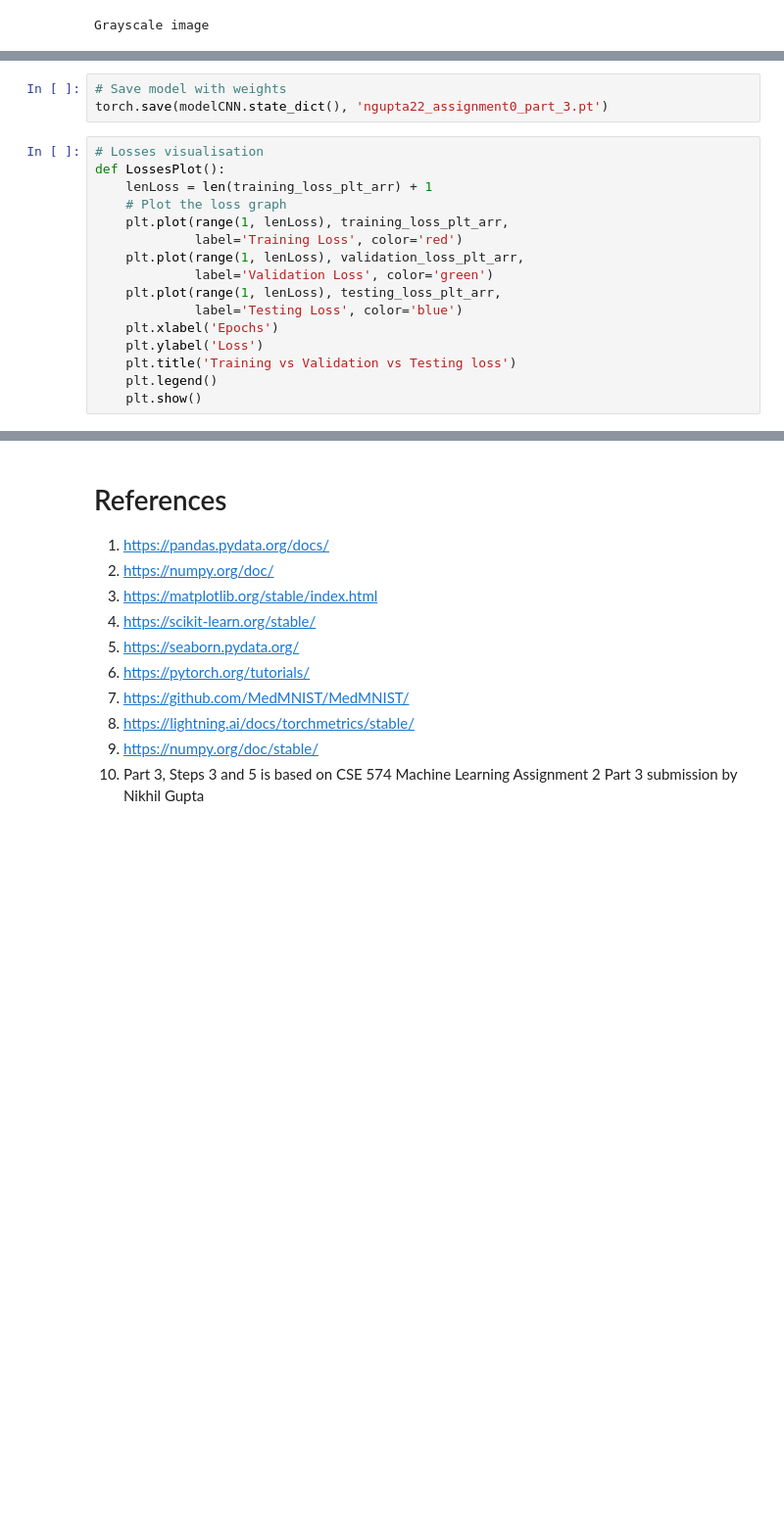
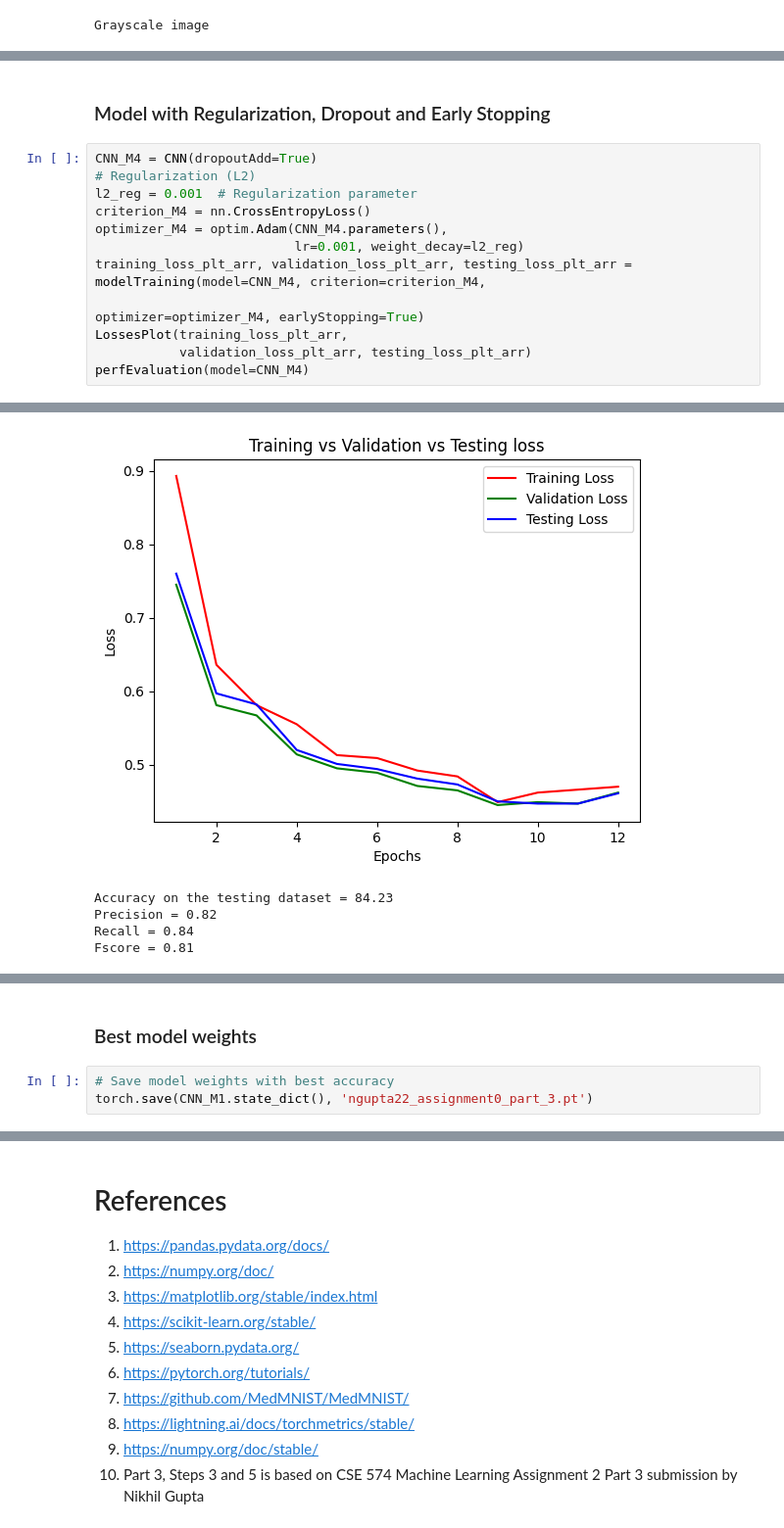
Before and after one commit to UBCSE-ngupta22/CSE676_Assign0, a Jupyter notebook: ngupta22_assignment0_part_3.ipynb, the cells around one changed output, grey strips where cells are left out. Shown at 98% size. Drawn from its saved outputs; the diff is of its cells as text; blank space fills up the shorter version.

```diff
--- a/ngupta22_assignment0_part_3.ipynb
+++ b/ngupta22_assignment0_part_3.ipynb
@@ -263,0 +447,15 @@ Time to train: 15min 59sec
+# %% [markdown]
+### Model with Regularization, Dropout and Early Stopping
+# %%
+CNN_M4 = CNN(dropoutAdd=True)
+# Regularization (L2)
+l2_reg = 0.001  # Regularization parameter
+criterion_M4 = nn.CrossEntropyLoss()
+optimizer_M4 = optim.Adam(CNN_M4.parameters(),
+                          lr=0.001, weight_decay=l2_reg)
+training_loss_plt_arr, validation_loss_plt_arr, testing_loss_plt_arr = modelTraining(model=CNN_M4, criterion=criterion_M4,
+                                                                                     optimizer=optimizer_M4, earlyStopping=True)
+LossesPlot(training_loss_plt_arr,
+           validation_loss_plt_arr, testing_loss_plt_arr)
+perfEvaluation(model=CNN_M4)
+# %% [output]
@@ -263,0 +479,5 @@ Time to train: 15min 59sec
+[figure, added]
+Accuracy on the testing dataset = 84.23
+Precision = 0.82
+Recall = 0.84
+Fscore = 0.81
@@ -264,19 +487,5 @@ Time to train: 15min 59sec
+# %% [markdown]
+### Best model weights
 # %%
-# Save model with weights
-torch.save(modelCNN.state_dict(), 'ngupta22_assignment0_part_3.pt')
+# Save model weights with best accuracy
+torch.save(CNN_M1.state_dict(), 'ngupta22_assignment0_part_3.pt')
-# %%
-# Losses visualisation
-def LossesPlot():
-    lenLoss = len(training_loss_plt_arr) + 1
-    # Plot the loss graph
-    plt.plot(range(1, lenLoss), training_loss_plt_arr,
-             label='Training Loss', color='red')
-    plt.plot(range(1, lenLoss), validation_loss_plt_arr,
-             label='Validation Loss', color='green')
-    plt.plot(range(1, lenLoss), testing_loss_plt_arr,
-             label='Testing Loss', color='blue')
-    plt.xlabel('Epochs')
-    plt.ylabel('Loss')
-    plt.title('Training vs Validation vs Testing loss')
-    plt.legend()
-    plt.show()
```
Also changed, not shown: parts of 17 cells of this notebook, 4 other files.
